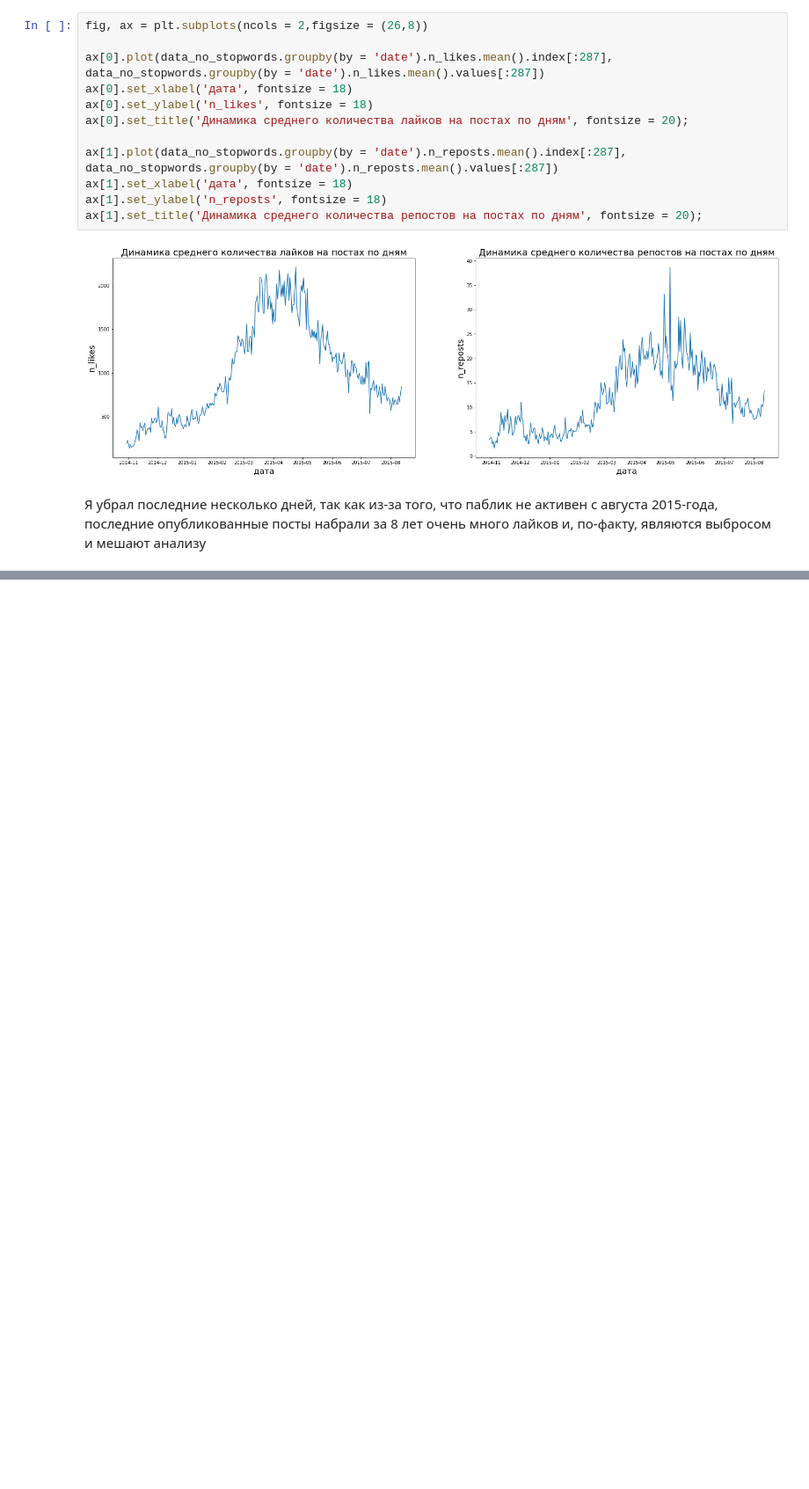
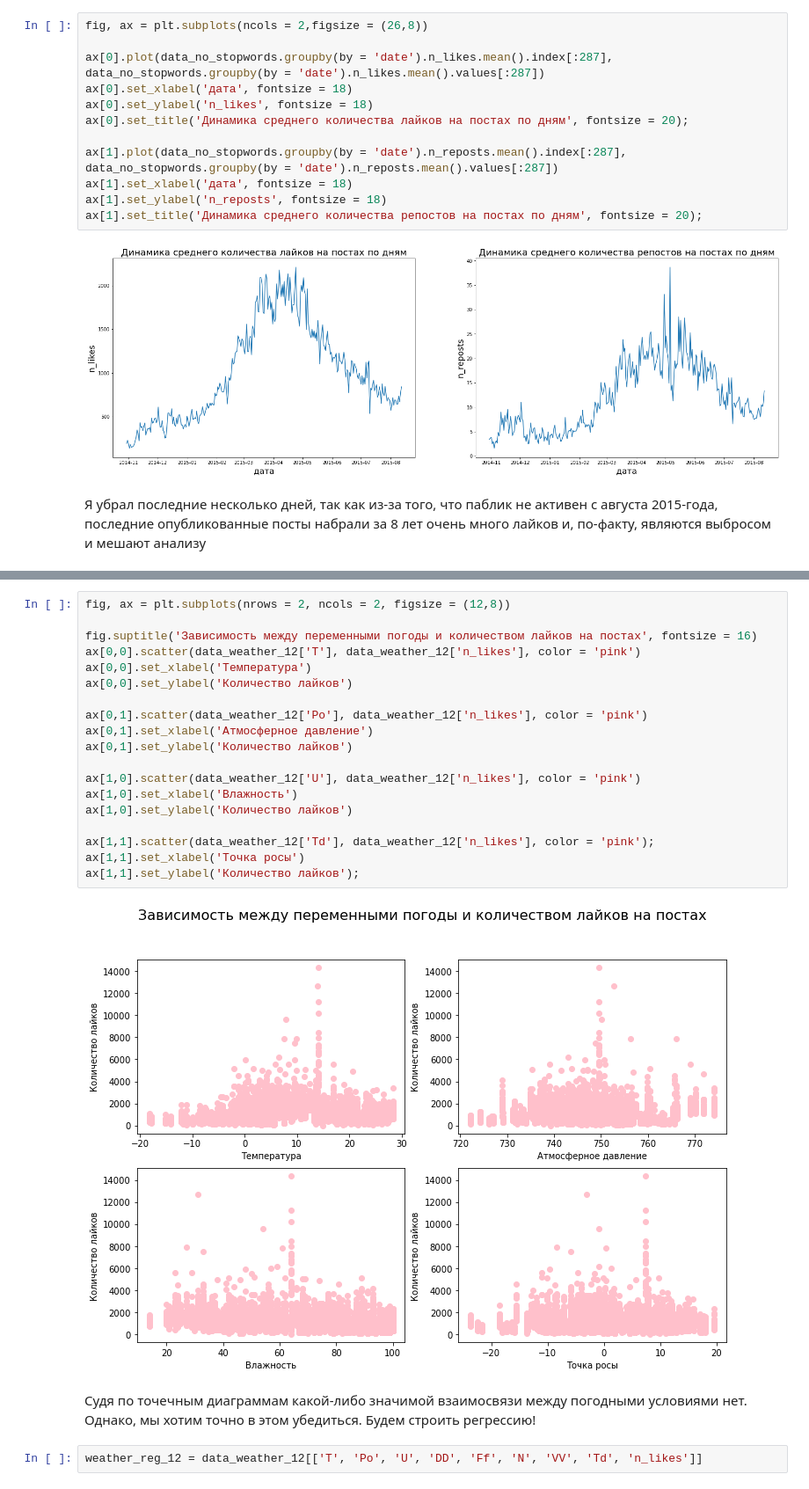
Before and after one commit to Pash1i/andan_2023_project, a Jupyter notebook: EDA_and_hypothesis_testing.ipynb, the cells around one changed output, grey strips where cells are left out. Shown at 88% size. Cells and saved outputs as stored; diff of their text form; blank space fills up the shorter version.

```diff
--- a/EDA_and_hypothesis_testing.ipynb
+++ b/EDA_and_hypothesis_testing.ipynb
@@ -255,0 +260,25 @@ data_weather_12
+# %%
+fig, ax = plt.subplots(nrows = 2, ncols = 2, figsize = (12,8))
+
+fig.suptitle('Зависимость между переменными погоды и количеством лайков на постах', fontsize = 16)
+ax[0,0].scatter(data_weather_12['T'], data_weather_12['n_likes'], color = 'pink')
+ax[0,0].set_xlabel('Температура')
+ax[0,0].set_ylabel('Количество лайков')
+
+ax[0,1].scatter(data_weather_12['Po'], data_weather_12['n_likes'], color = 'pink')
+ax[0,1].set_xlabel('Атмосферное давление')
+ax[0,1].set_ylabel('Количество лайков')
+
+ax[1,0].scatter(data_weather_12['U'], data_weather_12['n_likes'], color = 'pink')
+ax[1,0].set_xlabel('Влажность')
+ax[1,0].set_ylabel('Количество лайков')
+
+ax[1,1].scatter(data_weather_12['Td'], data_weather_12['n_likes'], color = 'pink');
+ax[1,1].set_xlabel('Точка росы')
+ax[1,1].set_ylabel('Количество лайков');
+# %% [output]
+[figure, added]
+# %% [markdown]
+Судя по точечным диаграммам какой-либо значимой взаимосвязи между погодными условиями нет. Однако, мы хотим точно в этом убедиться. Будем строить регрессию!
+# %%
+weather_reg_12 = data_weather_12[['T', 'Po', 'U', 'DD', 'Ff', 'N', 'VV', 'Td', 'n_likes']]
```
Also changed, not shown: parts of 80 cells of this notebook.
